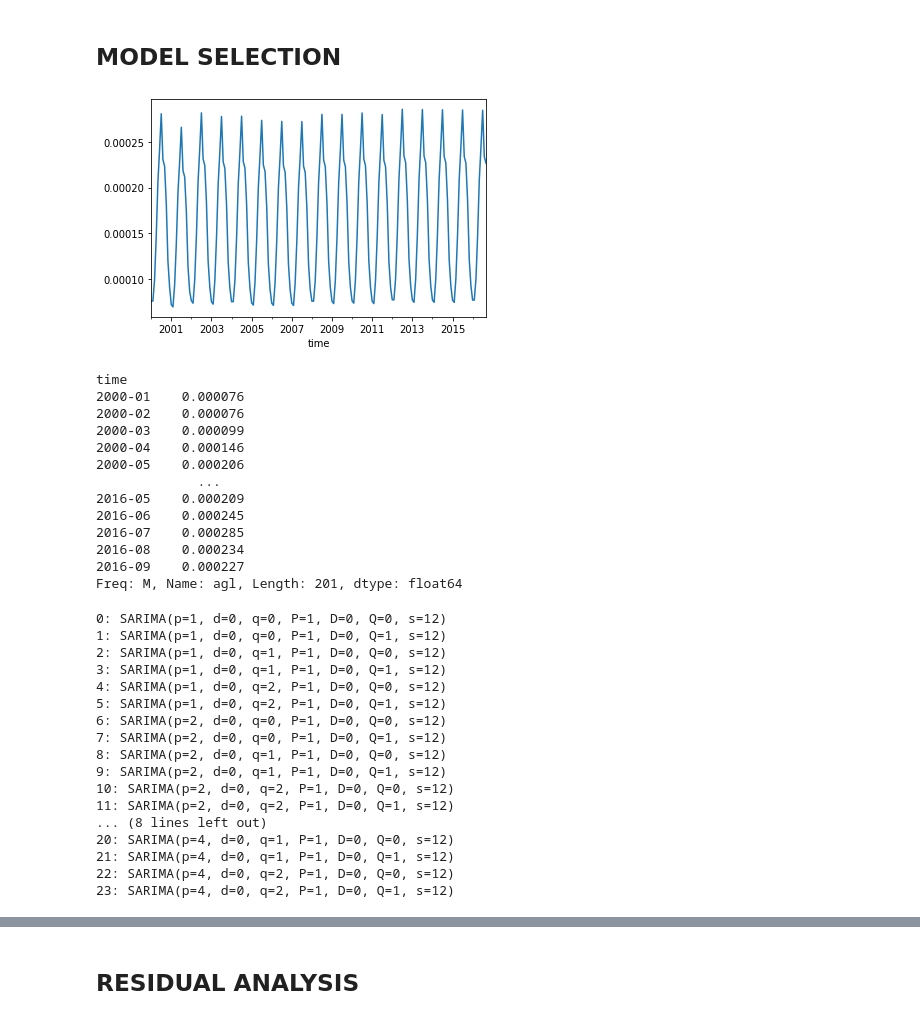
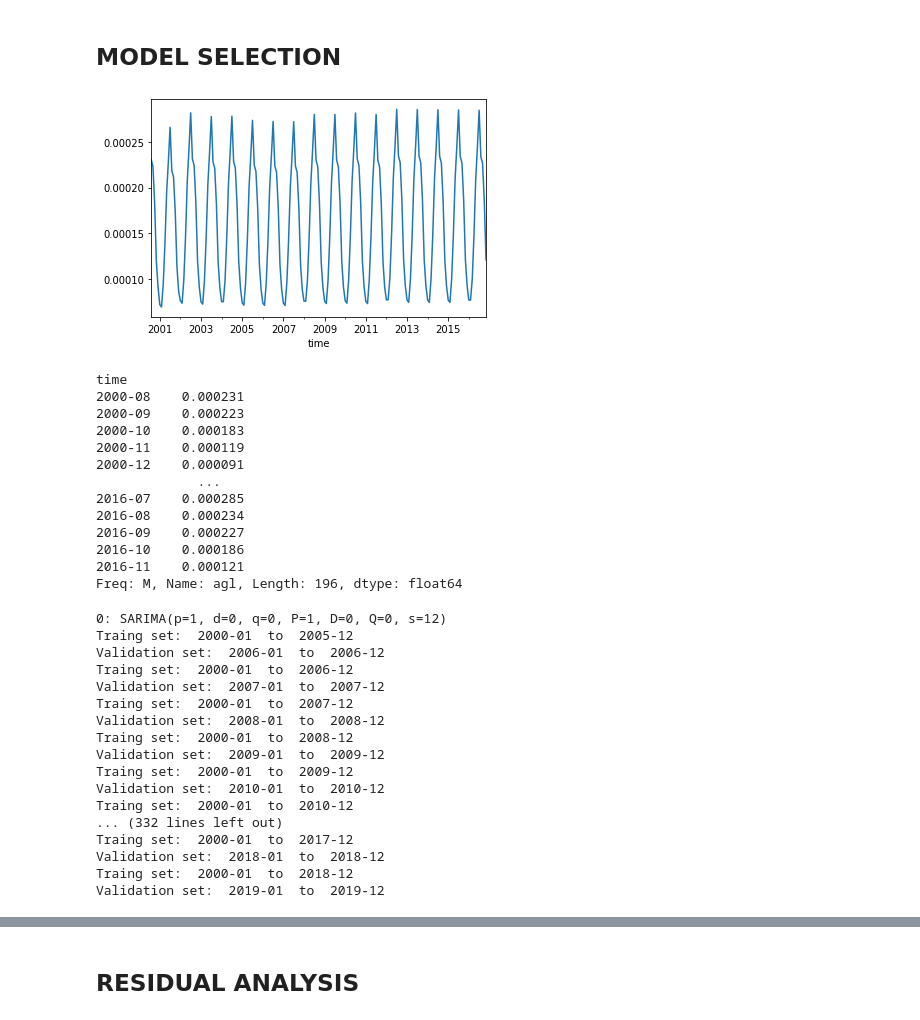
Before and after one commit to samuelexferri/unibg-statistic2, a Jupyter notebook: notebooks/nh3-rolling-cross-validation.ipynb, the cells around one changed output, grey strips where cells are left out. Drawn from its saved outputs; the diff is of its cells as text; code cells hidden in the pictures.

Commit message:
Update cross validation

```diff
--- a/notebooks/nh3-rolling-cross-validation.ipynb
+++ b/notebooks/nh3-rolling-cross-validation.ipynb
@@ -15,16 +15,16 @@ nh3_nc = xr.load_dataset('../datasets/CAMS-GLOB-ANT_Glb_0.1x0.1_anthro_nh3_v4.2_
 # %%
 from utils import utils
 import matplotlib.pyplot as plt
 
 # TODO Punto di massimo
 nh3 = utils.xarray2pandas(nh3_nc.agl, 6, 17).to_period('M')
 
-train_data, test_data = utils.ts_train_test_split(nh3, .8)
+train_data, test_data = utils.ts_train_test_split(nh3[7:], .8)
 
 train_data.plot()
 plt.show()
 # %% [output]
-[figure, old version]
+[figure, new version]
 # %%
 def multiple_forecasts(model, ts, times, refit=False):
 
@@ -132,38 +135,38 @@ def model_selection(ts, initial_train_months=36, verbose=False):
 train_data
 # %% [output]
 time
-2000-01    0.000076
-2000-02    0.000076
-2000-03    0.000099
-2000-04    0.000146
-2000-05    0.000206
+2000-08    0.000231
+2000-09    0.000223
+2000-10    0.000183
+2000-11    0.000119
+2000-12    0.000091
              ...
-2016-05    0.000209
-2016-06    0.000245
 2016-07    0.000285
 2016-08    0.000234
 2016-09    0.000227
-Freq: M, Name: agl, Length: 201, dtype: float64
+2016-10    0.000186
+2016-11    0.000121
+Freq: M, Name: agl, Length: 196, dtype: float64
 # %%
-results = model_selection(nh3, initial_train_months=36, verbose=True)
+results = model_selection(nh3, initial_train_months=72, verbose=True)
 # %% [output]
 0: SARIMA(p=1, d=0, q=0, P=1, D=0, Q=0, s=12)
-1: SARIMA(p=1, d=0, q=0, P=1, D=0, Q=1, s=12)
-2: SARIMA(p=1, d=0, q=1, P=1, D=0, Q=0, s=12)
-3: SARIMA(p=1, d=0, q=1, P=1, D=0, Q=1, s=12)
-4: SARIMA(p=1, d=0, q=2, P=1, D=0, Q=0, s=12)
-5: SARIMA(p=1, d=0, q=2, P=1, D=0, Q=1, s=12)
-6: SARIMA(p=2, d=0, q=0, P=1, D=0, Q=0, s=12)
-7: SARIMA(p=2, d=0, q=0, P=1, D=0, Q=1, s=12)
-8: SARIMA(p=2, d=0, q=1, P=1, D=0, Q=0, s=12)
-9: SARIMA(p=2, d=0, q=1, P=1, D=0, Q=1, s=12)
-10: SARIMA(p=2, d=0, q=2, P=1, D=0, Q=0, s=12)
-11: SARIMA(p=2, d=0, q=2, P=1, D=0, Q=1, s=12)
-... (8 lines left out)
-20: SARIMA(p=4, d=0, q=1, P=1, D=0, Q=0, s=12)
-21: SARIMA(p=4, d=0, q=1, P=1, D=0, Q=1, s=12)
-22: SARIMA(p=4, d=0, q=2, P=1, D=0, Q=0, s=12)
-23: SARIMA(p=4, d=0, q=2, P=1, D=0, Q=1, s=12)
+Traing set:  2000-01  to  2005-12
+Validation set:  2006-01  to  2006-12
+Traing set:  2000-01  to  2006-12
+Validation set:  2007-01  to  2007-12
+Traing set:  2000-01  to  2007-12
+Validation set:  2008-01  to  2008-12
+Traing set:  2000-01  to  2008-12
+Validation set:  2009-01  to  2009-12
+Traing set:  2000-01  to  2009-12
+Validation set:  2010-01  to  2010-12
+Traing set:  2000-01  to  2010-12
+... (332 lines left out)
+Traing set:  2000-01  to  2017-12
+Validation set:  2018-01  to  2018-12
+Traing set:  2000-01  to  2018-12
+Validation set:  2019-01  to  2019-12
 # %%
 aics = [v['aic'] for k, v in results.items()]
 bics = [v['bic'] for k, v in results.items()]
```
Also changed, not shown: parts of 22 cells of this notebook, 1 other file.
